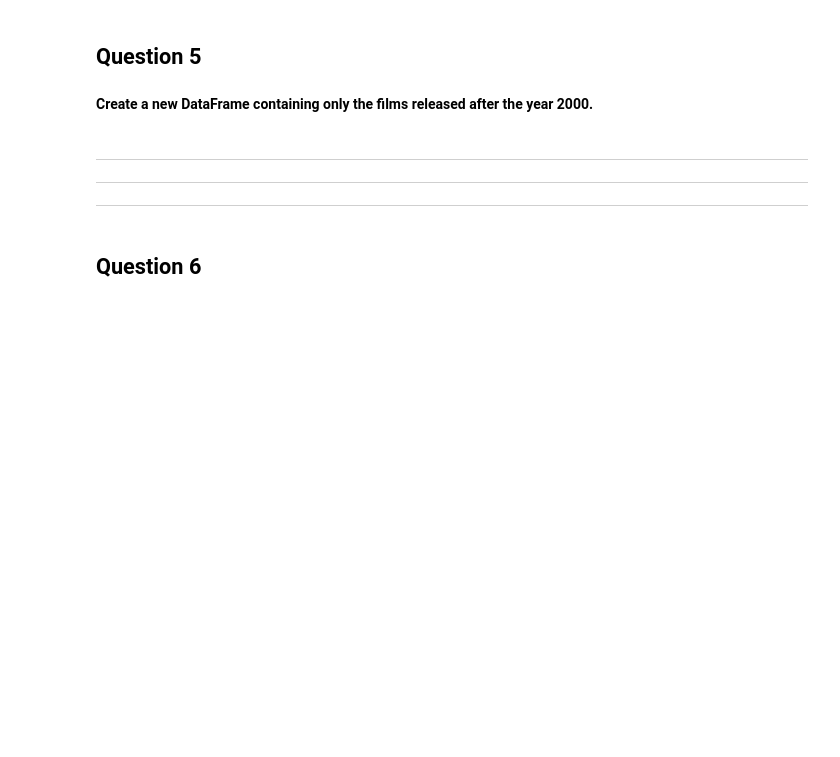
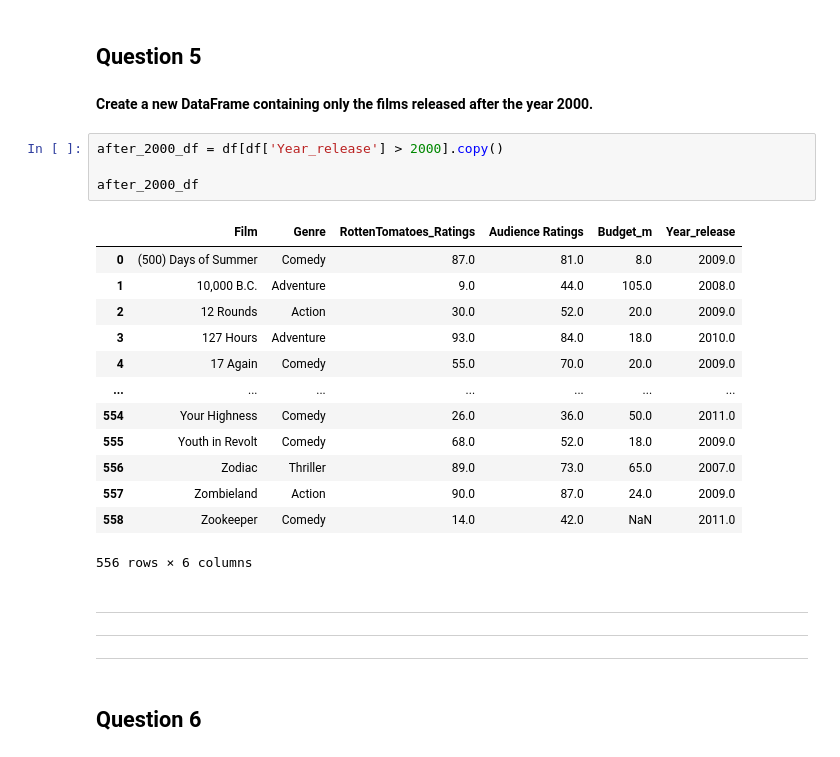
Before and after one commit to radtothebone/data-science-3401, a Jupyter notebook: Labs/Herrera_Christian_Lab10.ipynb, the cells around one changed output. Cells and saved outputs as stored; diff of their text form; blank space fills up the shorter version.

```diff
--- a/Labs/Herrera_Christian_Lab10.ipynb
+++ b/Labs/Herrera_Christian_Lab10.ipynb
@@ -105,6 +146,24 @@
 ## **Question 5**
 # %% [markdown]
 **Create a new DataFrame containing only the films released after the year 2000.**
+# %%
+after_2000_df = df[df['Year_release'] > 2000].copy()
+
+after_2000_df
+# %% [output]
+|  | Film | Genre | RottenTomatoes_Ratings | Audience Ratings | Budget_m | Year_release |
+| 0 | (500) Days of Summer | Comedy | 87.0 | 81.0 | 8.0 | 2009.0 |
+| 1 | 10,000 B.C. | Adventure | 9.0 | 44.0 | 105.0 | 2008.0 |
+| 2 | 12 Rounds | Action | 30.0 | 52.0 | 20.0 | 2009.0 |
+| 3 | 127 Hours | Adventure | 93.0 | 84.0 | 18.0 | 2010.0 |
+| 4 | 17 Again | Comedy | 55.0 | 70.0 | 20.0 | 2009.0 |
+| ... | ... | ... | ... | ... | ... | ... |
+| 554 | Your Highness | Comedy | 26.0 | 36.0 | 50.0 | 2011.0 |
+| 555 | Youth in Revolt | Comedy | 68.0 | 52.0 | 18.0 | 2009.0 |
+| 556 | Zodiac | Thriller | 89.0 | 73.0 | 65.0 | 2007.0 |
+| 557 | Zombieland | Action | 90.0 | 87.0 | 24.0 | 2009.0 |
+| 558 | Zookeeper | Comedy | 14.0 | 42.0 | NaN | 2011.0 |
+556 rows × 6 columns
 # %% [markdown]
 
 
```
Also changed, not shown: parts of 13 cells of this notebook, 4 other files.
